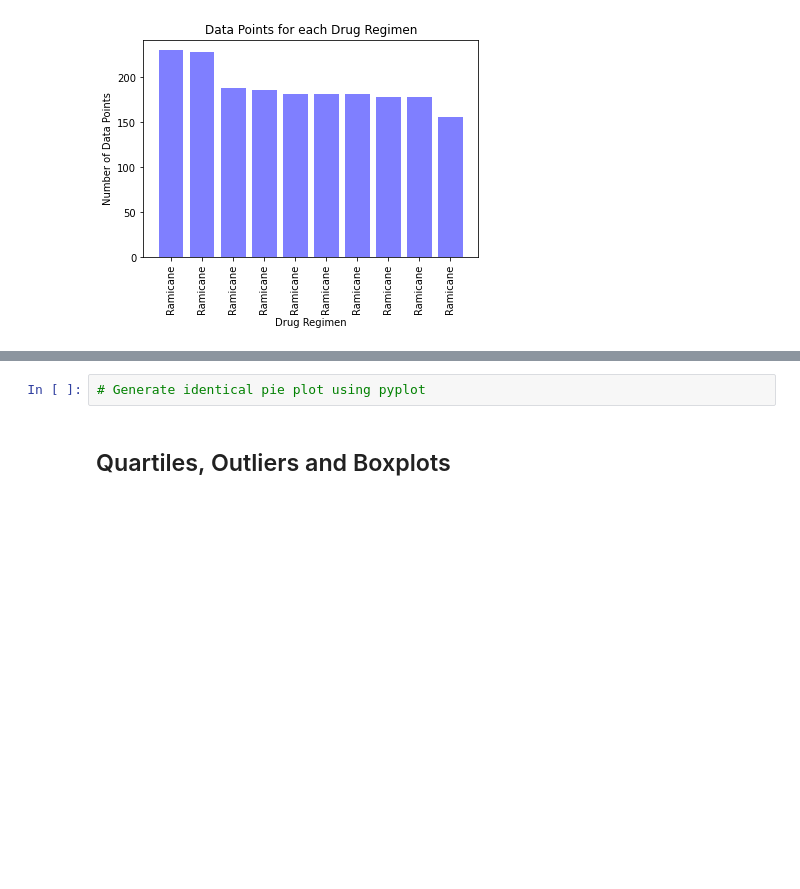
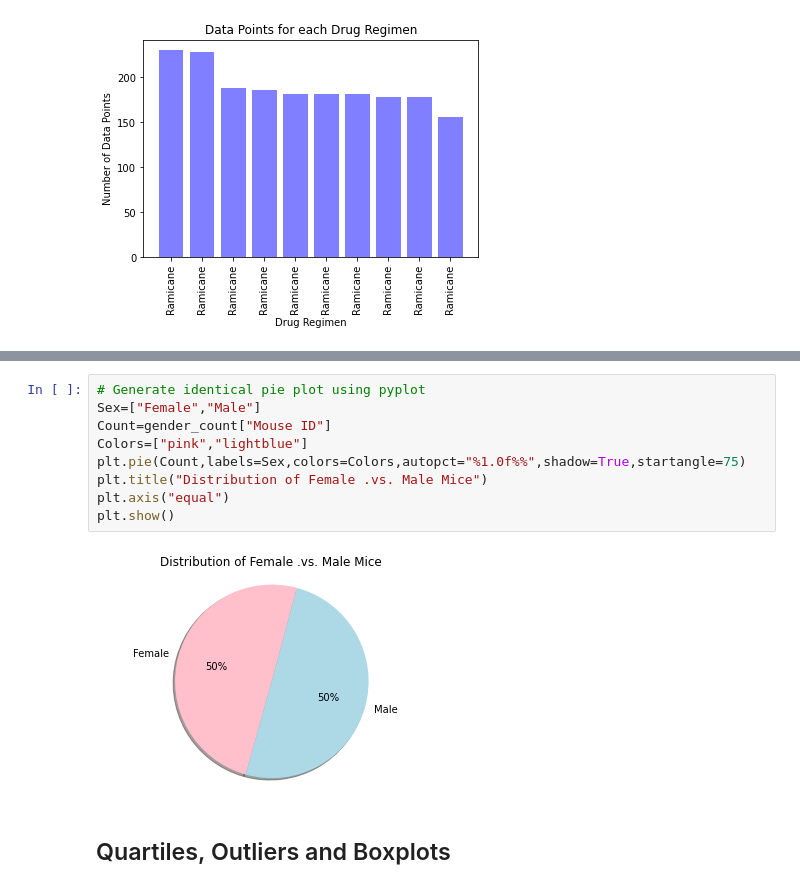
Before and after one commit to jlubranos/matplotlib-challenge, a Jupyter notebook: Pymaceuticals/pymaceuticals_starter.ipynb, the cells around one changed output, grey strips where cells are left out. Saved outputs shown, nothing was run; the diff lists cells and outputs as text; blank space fills up the shorter version.

```diff
--- a/Pymaceuticals/pymaceuticals_starter.ipynb
+++ b/Pymaceuticals/pymaceuticals_starter.ipynb
@@ -120,5 +128,14 @@ plt.show()
-# %%
-# Generate identical pie plot using pyplot
+# %%
+# Generate identical pie plot using pyplot
+Sex=["Female","Male"]
+Count=gender_count["Mouse ID"]
+Colors=["pink","lightblue"]
+plt.pie(Count,labels=Sex,colors=Colors,autopct="%1.0f%%",shadow=True,startangle=75)
+plt.title("Distribution of Female .vs. Male Mice")
+plt.axis("equal")
+plt.show()
+# %% [output]
+[figure, added]
 # %% [markdown]
 ## Quartiles, Outliers and Boxplots
 # %%
```
Also changed, not shown: parts of 2 cells of this notebook.
